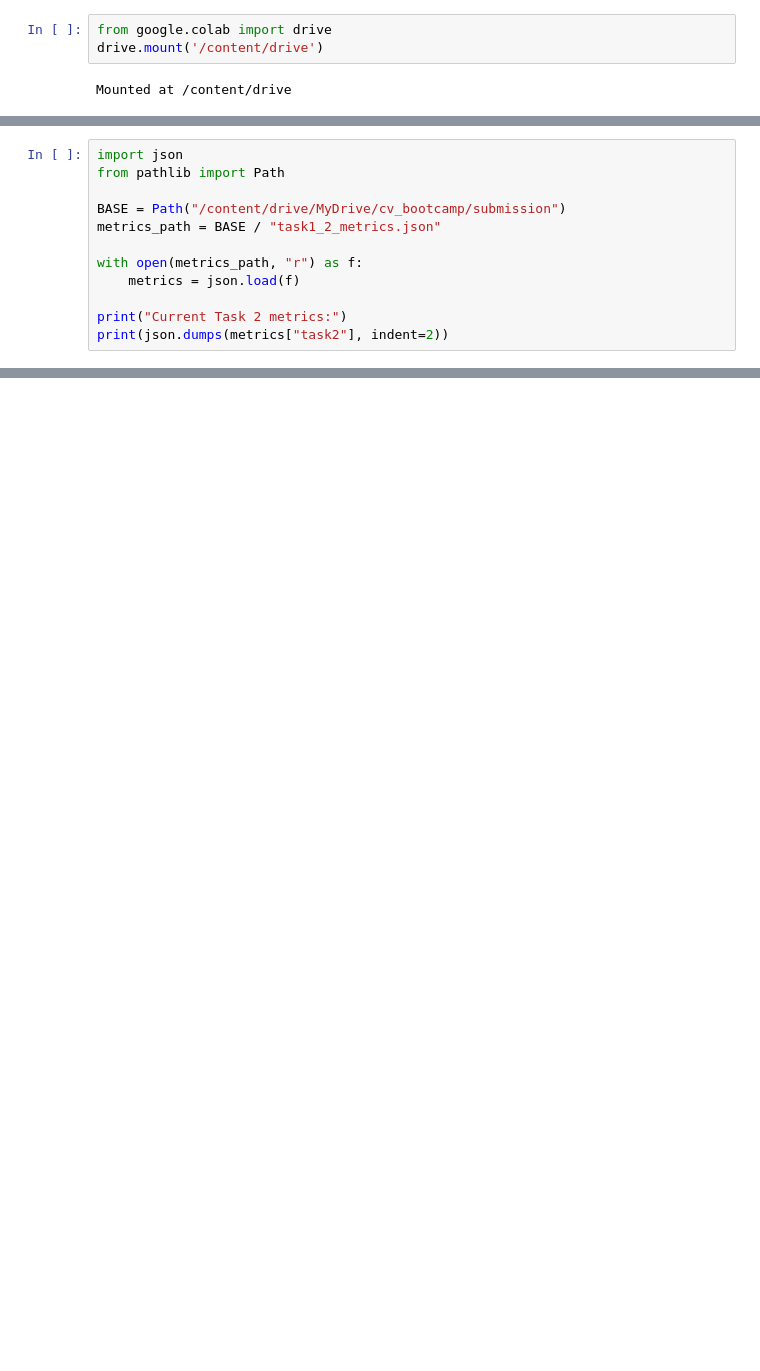
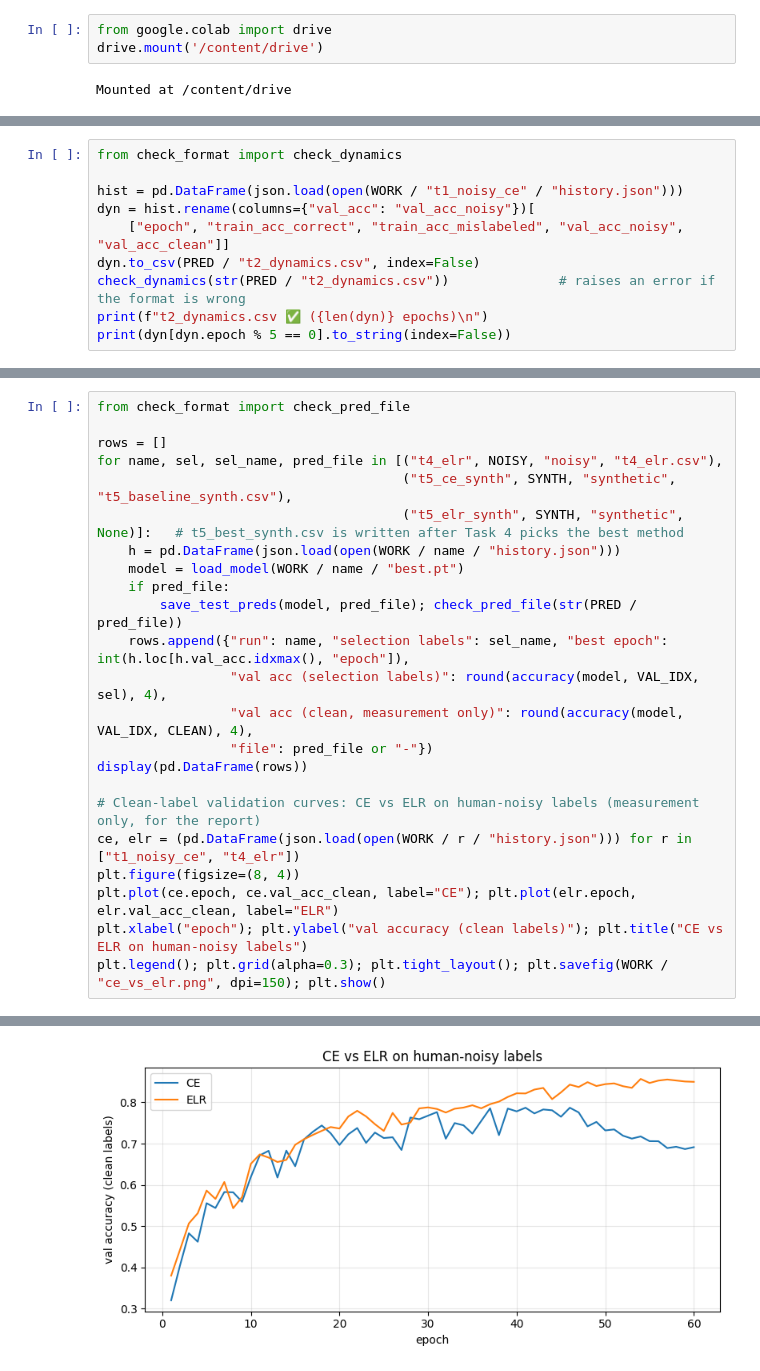
Before and after one commit to Mehakcrystal/23B4210-cv-bootcamp, a Jupyter notebook: code/CV_Bootcamp.ipynb, the cells around one changed output, grey strips where cells are left out. Drawn from its saved outputs; the diff is of its cells as text; blank space fills up the shorter version.

```diff
--- a/code/CV_Bootcamp.ipynb
+++ b/code/CV_Bootcamp.ipynb
@@ -1106,12 +7,0 @@ Top epochs by noisy-label validation accuracy:
-# %%
-import json
-from pathlib import Path
-
-BASE = Path("/content/drive/MyDrive/cv_bootcamp/submission")
-metrics_path = BASE / "task1_2_metrics.json"
-
-with open(metrics_path, "r") as f:
-    metrics = json.load(f)
-
-print("Current Task 2 metrics:")
-print(json.dumps(metrics["task2"], indent=2))
@@ -2682,0 +255,10 @@ All good.
+# %%
+from check_format import check_dynamics
+
+hist = pd.DataFrame(json.load(open(WORK / "t1_noisy_ce" / "history.json")))
+dyn = hist.rename(columns={"val_acc": "val_acc_noisy"})[
+    ["epoch", "train_acc_correct", "train_acc_mislabeled", "val_acc_noisy", "val_acc_clean"]]
+dyn.to_csv(PRED / "t2_dynamics.csv", index=False)
+check_dynamics(str(PRED / "t2_dynamics.csv"))              # raises an error if the format is wrong
+print(f"t2_dynamics.csv ✅ ({len(dyn)} epochs)\n")
+print(dyn[dyn.epoch % 5 == 0].to_string(index=False))
@@ -2682,0 +373,24 @@ All good.
+# %%
+from check_format import check_pred_file
+
+rows = []
+for name, sel, sel_name, pred_file in [("t4_elr", NOISY, "noisy", "t4_elr.csv"),
+                                       ("t5_ce_synth", SYNTH, "synthetic", "t5_baseline_synth.csv"),
+                                       ("t5_elr_synth", SYNTH, "synthetic", None)]:   # t5_best_synth.csv is written after Task 4 picks the best method
+    h = pd.DataFrame(json.load(open(WORK / name / "history.json")))
+    model = load_model(WORK / name / "best.pt")
+    if pred_file:
+        save_test_preds(model, pred_file); check_pred_file(str(PRED / pred_file))
+    rows.append({"run": name, "selection labels": sel_name, "best epoch": int(h.loc[h.val_acc.idxmax(), "epoch"]),
+                 "val acc (selection labels)": round(accuracy(model, VAL_IDX, sel), 4),
+                 "val acc (clean, measurement only)": round(accuracy(model, VAL_IDX, CLEAN), 4),
+                 "file": pred_file or "-"})
+display(pd.DataFrame(rows))
+
+# Clean-label validation curves: CE vs ELR on human-noisy labels (measurement only, for the report)
+ce, elr = (pd.DataFrame(json.load(open(WORK / r / "history.json"))) for r in ["t1_noisy_ce", "t4_elr"])
+plt.figure(figsize=(8, 4))
+plt.plot(ce.epoch, ce.val_acc_clean, label="CE"); plt.plot(elr.epoch, elr.val_acc_clean, label="ELR")
+plt.xlabel("epoch"); plt.ylabel("val accuracy (clean labels)"); plt.title("CE vs ELR on human-noisy labels")
+plt.legend(); plt.grid(alpha=0.3); plt.tight_layout(); plt.savefig(WORK / "ce_vs_elr.png", dpi=150); plt.show()
+# %% [output]
@@ -2682,0 +401 @@ All good.
+[figure, added]
```
Also changed, not shown: parts of 87 cells of this notebook.
